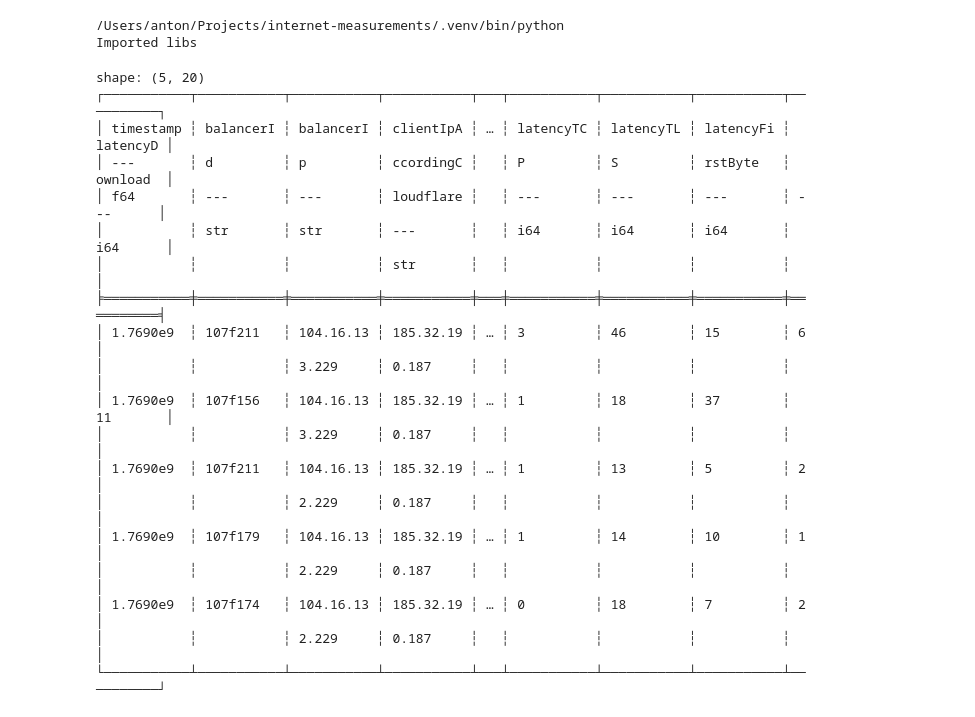
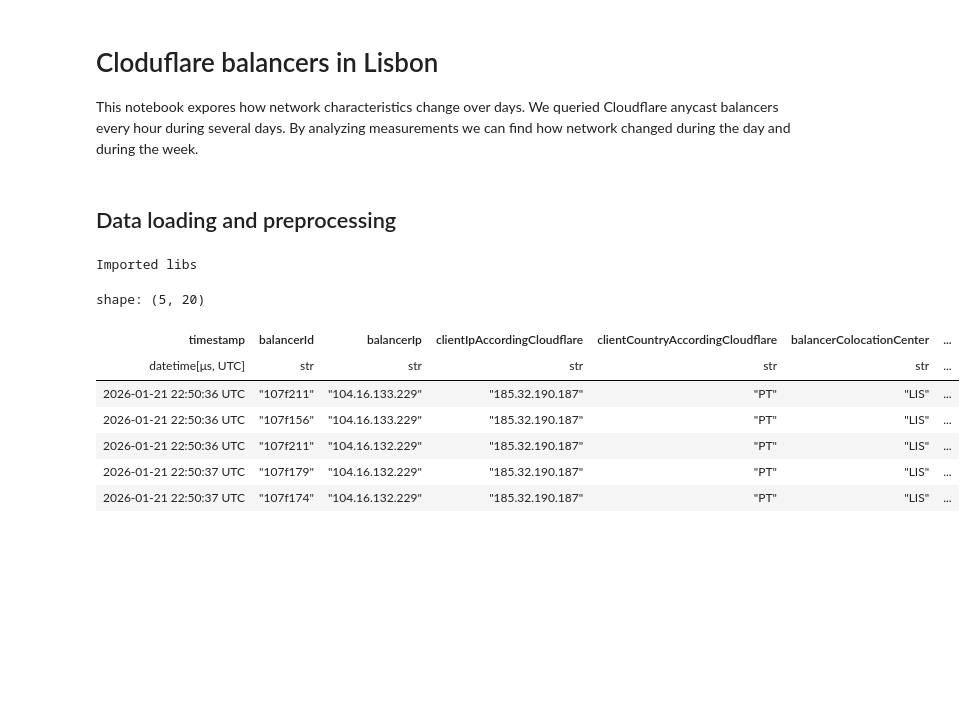
Before and after one commit to YoussefHenna/tud-im-cloudflare-lb-measurments, a Jupyter notebook: analysis/lisbon.ipynb, the cells around one changed output. Saved outputs shown, nothing was run; the diff lists cells and outputs as text; code cells hidden in the pictures; blank space fills up the shorter version.

```diff
--- a/analysis/lisbon.ipynb
+++ b/analysis/lisbon.ipynb
@@ -1,34 +1,30 @@
+# %% [markdown]
+# Cloduflare balancers in Lisbon
+
+This notebook expores how network characteristics change over days. We queried Cloudflare anycast balancers every hour during several days. By analyzing measurements we can find how network changed during the day and during the week.
+# %% [markdown]
+## Data loading and preprocessing
 # %%
 import sys
-print(sys.executable)
 import polars as pl
+from datetime import timedelta
 import seaborn as sns
 import matplotlib.pyplot as plt
 print("Imported libs")
 # %% [output]
-/Users/anton/Projects/internet-measurements/.venv/bin/python
 Imported libs
 # %%
-# Load data
-df = pl.read_csv("lisbon.csv")
-print(df.head())
+df = pl.read_csv("lisbon.csv").with_columns(
+    pl.from_epoch("timestamp", time_unit="s")
+    .dt.replace_time_zone("UTC")
+)
+df.head()
 # %% [output]
 shape: (5, 20)
-┌───────────┬───────────┬───────────┬───────────┬───┬───────────┬───────────┬───────────┬──────────┐
-│ timestamp ┆ balancerI ┆ balancerI ┆ clientIpA ┆ … ┆ latencyTC ┆ latencyTL ┆ latencyFi ┆ latencyD │
-│ ---       ┆ d         ┆ p         ┆ ccordingC ┆   ┆ P         ┆ S         ┆ rstByte   ┆ ownload  │
-│ f64       ┆ ---       ┆ ---       ┆ loudflare ┆   ┆ ---       ┆ ---       ┆ ---       ┆ ---      │
-│           ┆ str       ┆ str       ┆ ---       ┆   ┆ i64       ┆ i64       ┆ i64       ┆ i64      │
-│           ┆           ┆           ┆ str       ┆   ┆           ┆           ┆           ┆          │
-╞═══════════╪═══════════╪═══════════╪═══════════╪═══╪═══════════╪═══════════╪═══════════╪══════════╡
-│ 1.7690e9  ┆ 107f211   ┆ 104.16.13 ┆ 185.32.19 ┆ … ┆ 3         ┆ 46        ┆ 15        ┆ 6        │
-│           ┆           ┆ 3.229     ┆ 0.187     ┆   ┆           ┆           ┆           ┆          │
-│ 1.7690e9  ┆ 107f156   ┆ 104.16.13 ┆ 185.32.19 ┆ … ┆ 1         ┆ 18        ┆ 37        ┆ 11       │
-│           ┆           ┆ 3.229     ┆ 0.187     ┆   ┆           ┆           ┆           ┆          │
-│ 1.7690e9  ┆ 107f211   ┆ 104.16.13 ┆ 185.32.19 ┆ … ┆ 1         ┆ 13        ┆ 5         ┆ 2        │
-│           ┆           ┆ 2.229     ┆ 0.187     ┆   ┆           ┆           ┆           ┆          │
-│ 1.7690e9  ┆ 107f179   ┆ 104.16.13 ┆ 185.32.19 ┆ … ┆ 1         ┆ 14        ┆ 10        ┆ 1        │
-│           ┆           ┆ 2.229     ┆ 0.187     ┆   ┆           ┆           ┆           ┆          │
-│ 1.7690e9  ┆ 107f174   ┆ 104.16.13 ┆ 185.32.19 ┆ … ┆ 0         ┆ 18        ┆ 7         ┆ 2        │
-│           ┆           ┆ 2.229     ┆ 0.187     ┆   ┆           ┆           ┆           ┆          │
-└───────────┴───────────┴───────────┴───────────┴───┴───────────┴───────────┴───────────┴──────────┘
+| timestamp | balancerId | balancerIp | clientIpAccordingCloudflare | clientCountryAccordingCloudflare | balancerColocationCenter | ... |
+| datetime[μs, UTC] | str | str | str | str | str | ... |
+| 2026-01-21 22:50:36 UTC | "107f211" | "104.16.133.229" | "185.32.190.187" | "PT" | "LIS" | ... |
+| 2026-01-21 22:50:36 UTC | "107f156" | "104.16.133.229" | "185.32.190.187" | "PT" | "LIS" | ... |
+| 2026-01-21 22:50:36 UTC | "107f211" | "104.16.132.229" | "185.32.190.187" | "PT" | "LIS" | ... |
+| 2026-01-21 22:50:37 UTC | "107f179" | "104.16.132.229" | "185.32.190.187" | "PT" | "LIS" | ... |
+| 2026-01-21 22:50:37 UTC | "107f174" | "104.16.132.229" | "185.32.190.187" | "PT" | "LIS" | ... |
```
Also changed, not shown: parts of 12 cells of this notebook, 3 other files.
